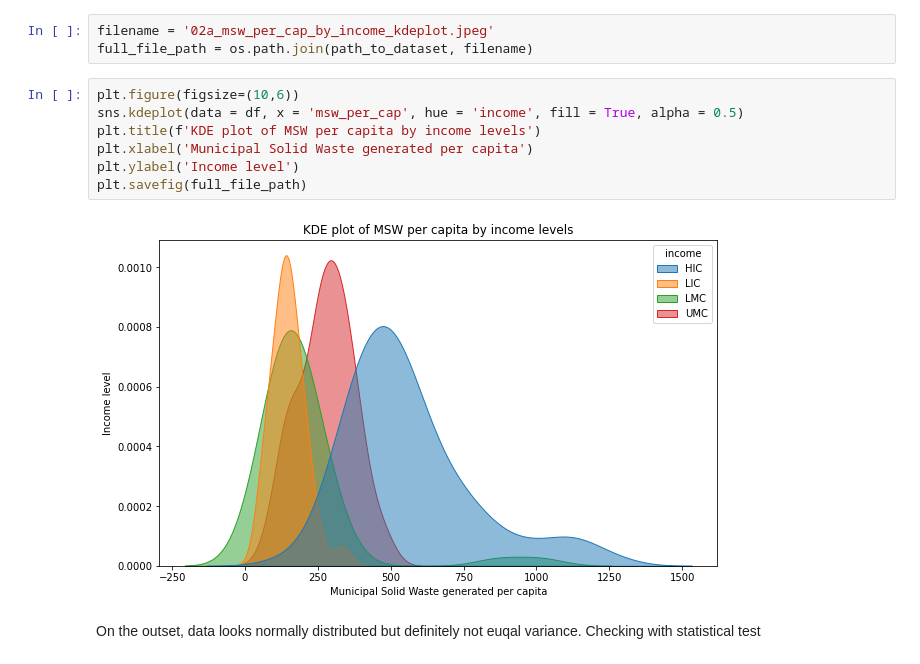
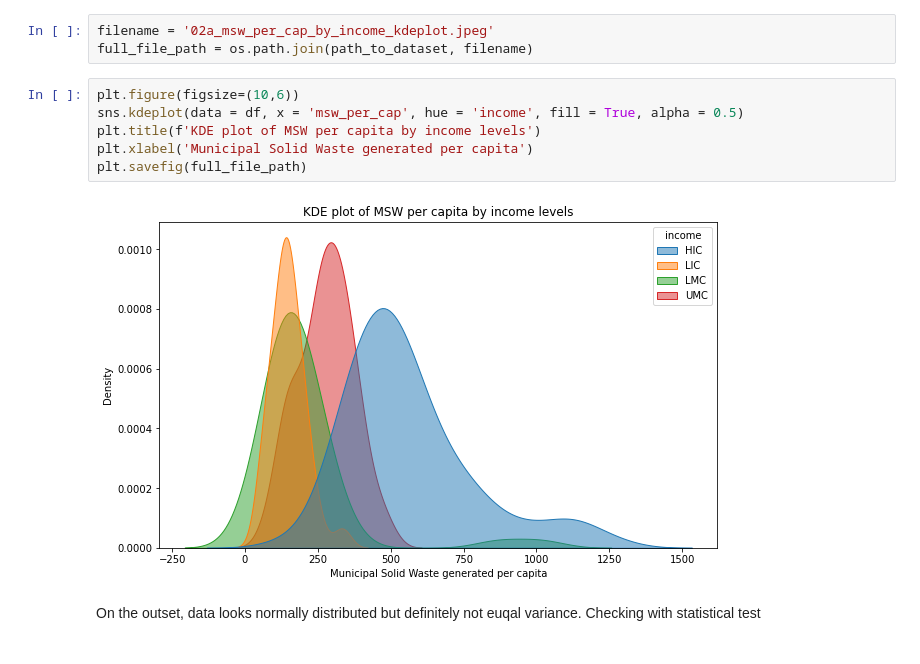
Before and after one commit to Nupur-Patil/trashmap, a Jupyter notebook: notebooks/02a_Hypothesis_testing.ipynb, the cells around one changed output. Drawn from its saved outputs; the diff is of its cells as text.

```diff
--- a/notebooks/02a_Hypothesis_testing.ipynb
+++ b/notebooks/02a_Hypothesis_testing.ipynb
@@ -45,12 +45,11 @@ full_file_path = os.path.join(path_to_dataset, filename)
 # %%
 plt.figure(figsize=(10,6))
 sns.kdeplot(data = df, x = 'msw_per_cap', hue = 'income', fill = True, alpha = 0.5)
 plt.title(f'KDE plot of MSW per capita by income levels')
 plt.xlabel('Municipal Solid Waste generated per capita')
-plt.ylabel('Income level')
 plt.savefig(full_file_path)
 # %% [output]
-[figure, old version]
+[figure, new version]
 # %% [markdown]
 On the outset, data looks normally distributed but definitely not euqal variance. Checking with statistical test
 # %% [markdown]
```
Also changed, not shown: 3 other files.
